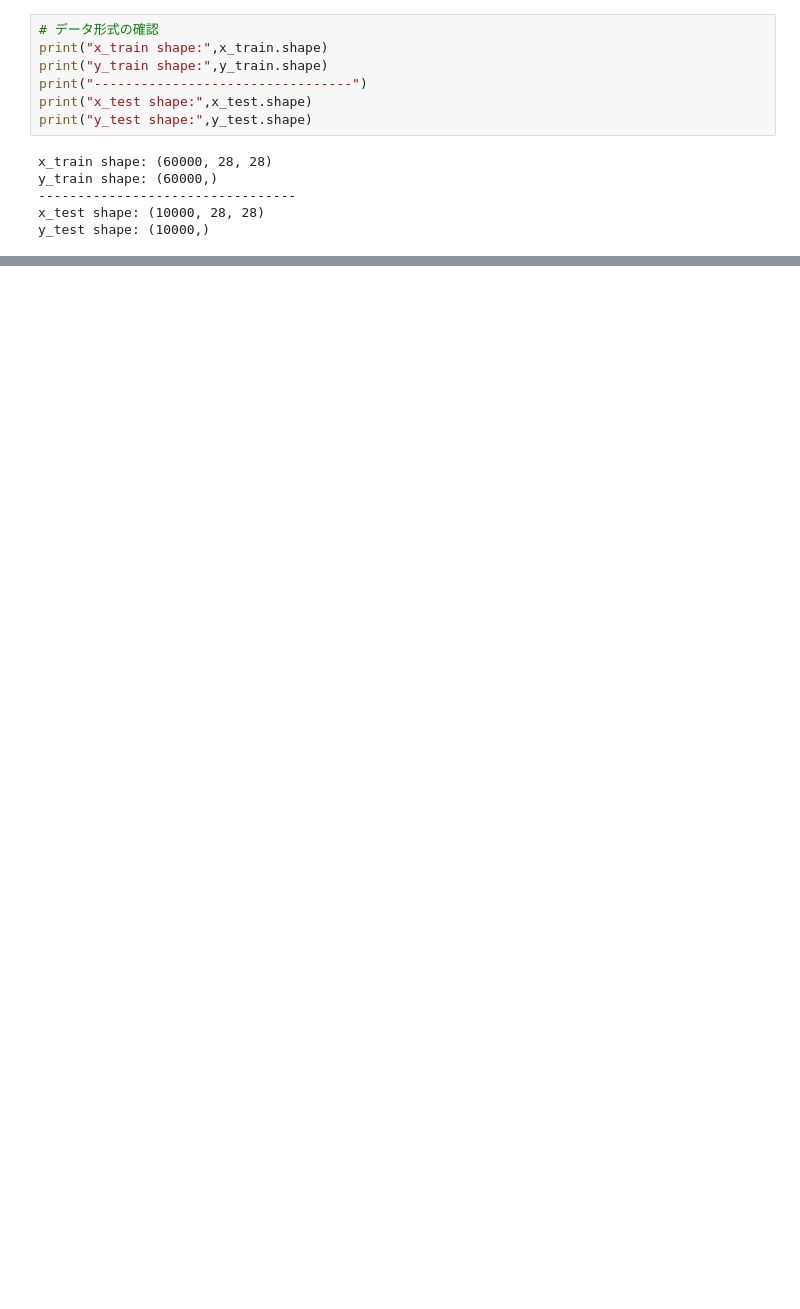
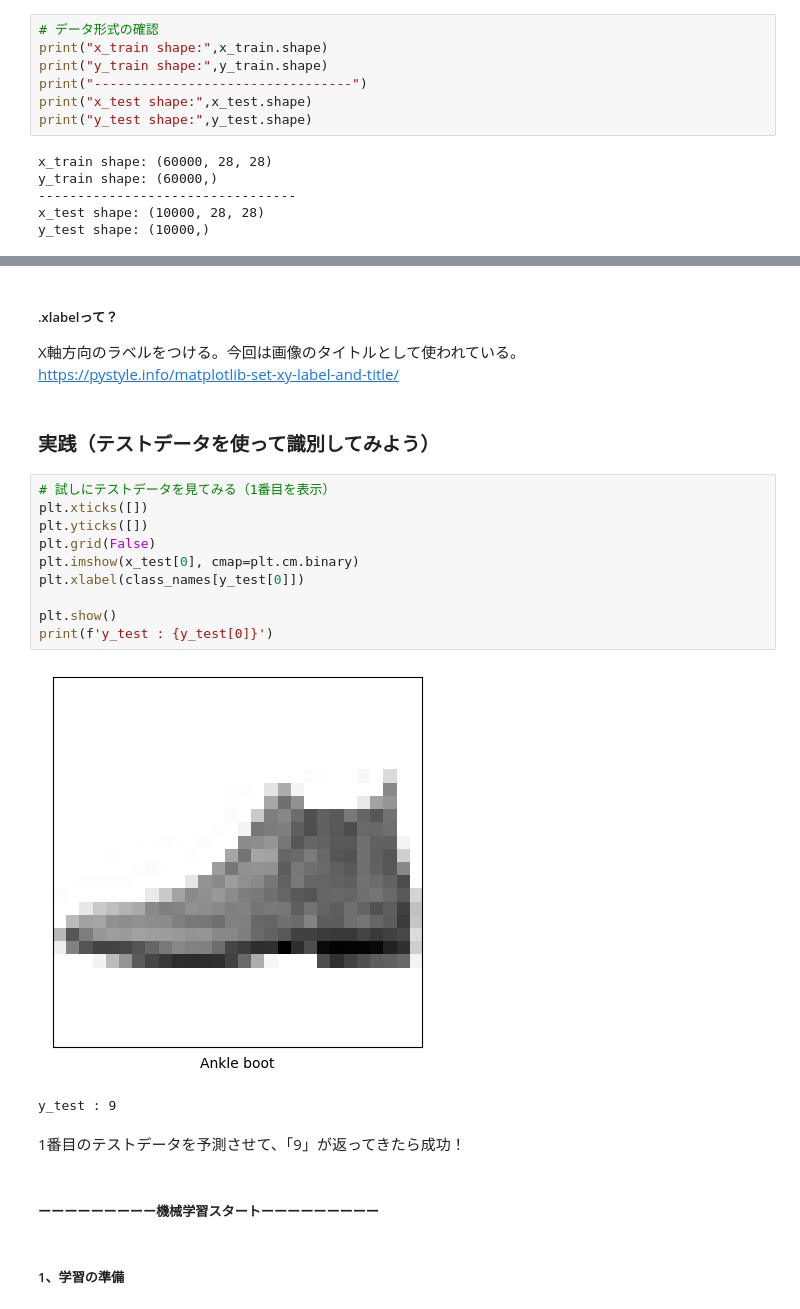
Before and after one commit to kotameyan/labo, a Jupyter notebook: fashion-mnist/fashion-mnist.ipynb, the cells around one changed output, grey strips where cells are left out. Saved outputs shown, nothing was run; the diff lists cells and outputs as text; blank space fills up the shorter version.

```diff
--- a/fashion-mnist/fashion-mnist.ipynb
+++ b/fashion-mnist/fashion-mnist.ipynb
@@ -41,0 +99,25 @@ y_test shape: (10000,)
+# %% [markdown]
+##### .xlabelって？
+X軸方向のラベルをつける。今回は画像のタイトルとして使われている。
+https://pystyle.info/matplotlib-set-xy-label-and-title/
+# %% [markdown]
+### 実践（テストデータを使って識別してみよう）
+# %%
+# 試しにテストデータを見てみる（1番目を表示）
+plt.xticks([])
+plt.yticks([])
+plt.grid(False)
+plt.imshow(x_test[0], cmap=plt.cm.binary)
+plt.xlabel(class_names[y_test[0]])
+
+plt.show()
+print(f'y_test : {y_test[0]}')
+# %% [output]
+[figure, added]
+y_test : 9
+# %% [markdown]
+1番目のテストデータを予測させて、「9」が返ってきたら成功！
+# %% [markdown]
+##### ーーーーーーーーー機械学習スタートーーーーーーーーー
+# %% [markdown]
+##### 1、学習の準備
```
Also changed, not shown: parts of 45 cells of this notebook.
